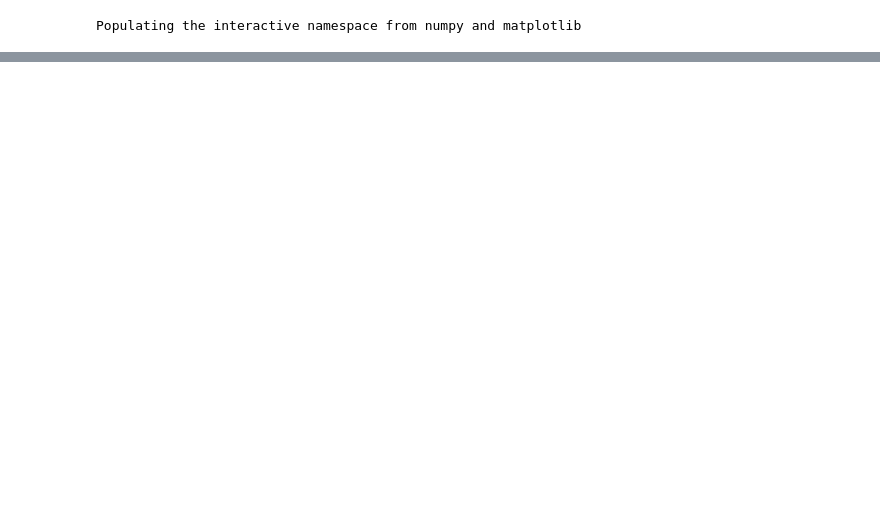
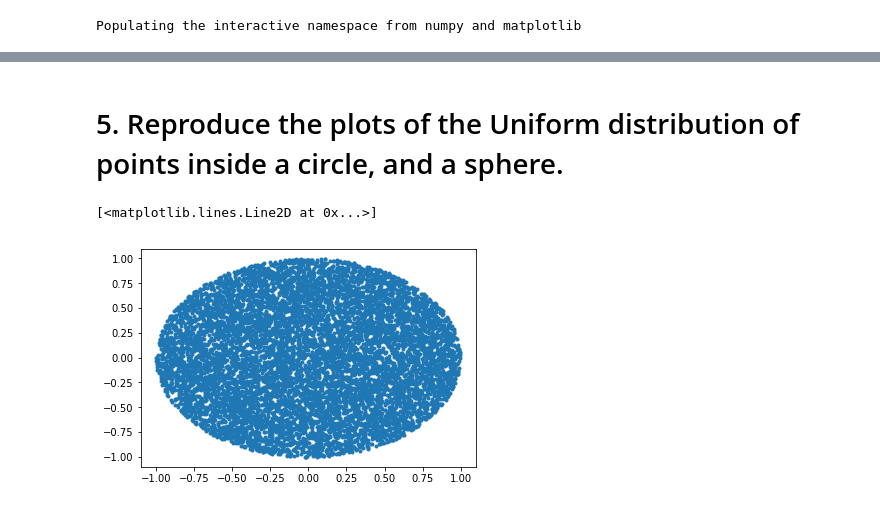
Before and after one commit to alegtz/cosmology-lab, a Jupyter notebook: tarea1.ipynb, the cells around one changed output, grey strips where cells are left out. Cells and saved outputs as stored; diff of their text form; code cells hidden in the pictures; blank space fills up the shorter version.

```diff
--- a/tarea1.ipynb
+++ b/tarea1.ipynb
@@ -34,0 +144,17 @@ plt.plot(x,y,'.')
+# %% [markdown]
+# 5. Reproduce the plots of the Uniform distribution of points inside a circle, and a sphere.
+# %%
+#Generamos ángulos random uniformes entre 0 y 2pi, y r² random uniformes entre 0 y 1
+
+theta=np.random.random(10000)*2*pi
+r2=np.random.random(10000)
+r=r2**(1/2)
+
+
+x=r*cos(theta)
+y=r*sin(theta)
+# %%
+plt.plot(x,y,'.')
+# %% [output]
+[<matplotlib.lines.Line2D at 0x...>]
+[figure, added]
```
Also changed, not shown: parts of 18 cells of this notebook, 3 other files.
